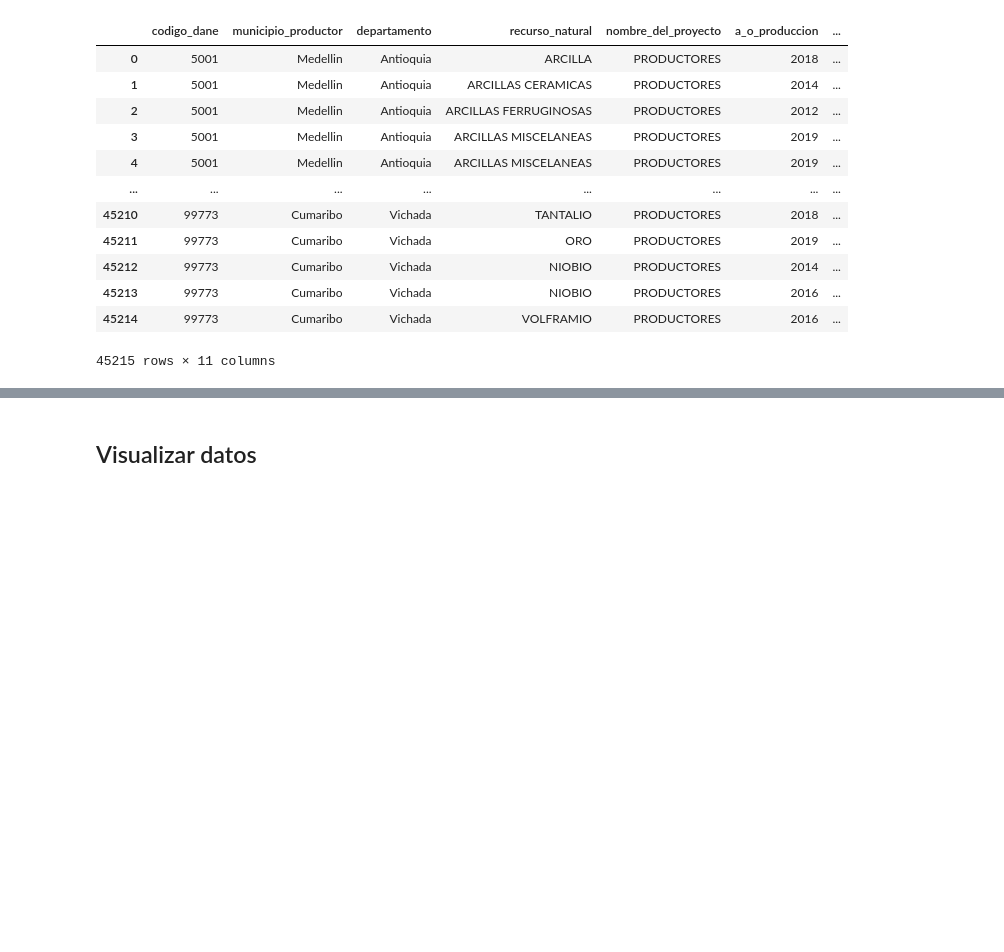
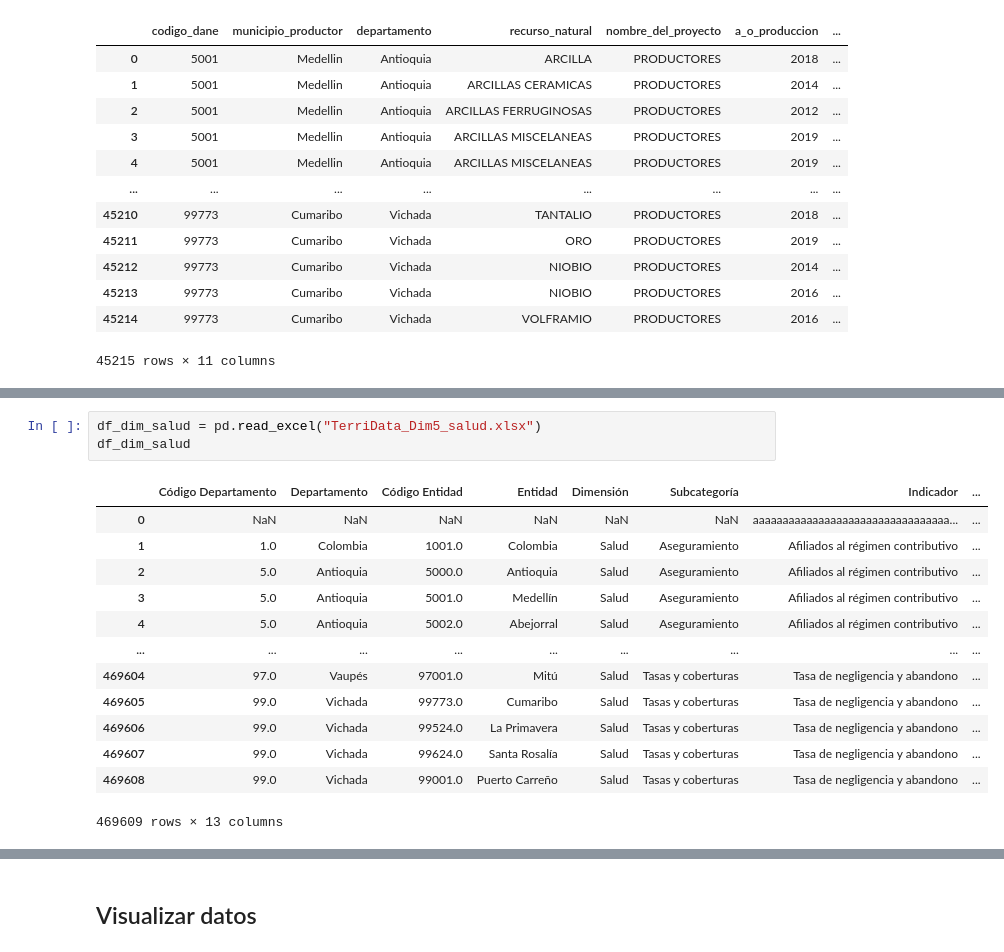
Before and after one commit to BI-G15/Proyecto2, a Jupyter notebook: Proyecto2.ipynb, the cells around one changed output, grey strips where cells are left out. Cells and saved outputs as stored; diff of their text form; blank space fills up the shorter version.

```diff
--- a/Proyecto2.ipynb
+++ b/Proyecto2.ipynb
@@ -79,0 +237,17 @@ df_vys
+# %%
+df_dim_salud = pd.read_excel("TerriData_Dim5_salud.xlsx")
+df_dim_salud
+# %% [output]
+|  | Código Departamento | Departamento | Código Entidad | Entidad | Dimensión | Subcategoría | Indicador | ... |
+| 0 | NaN | NaN | NaN | NaN | NaN | NaN | aaaaaaaaaaaaaaaaaaaaaaaaaaaaaaaaa... | ... |
+| 1 | 1.0 | Colombia | 1001.0 | Colombia | Salud | Aseguramiento | Afiliados al régimen contributivo | ... |
+| 2 | 5.0 | Antioquia | 5000.0 | Antioquia | Salud | Aseguramiento | Afiliados al régimen contributivo | ... |
+| 3 | 5.0 | Antioquia | 5001.0 | Medellín | Salud | Aseguramiento | Afiliados al régimen contributivo | ... |
+| 4 | 5.0 | Antioquia | 5002.0 | Abejorral | Salud | Aseguramiento | Afiliados al régimen contributivo | ... |
+| ... | ... | ... | ... | ... | ... | ... | ... | ... |
+| 469604 | 97.0 | Vaupés | 97001.0 | Mitú | Salud | Tasas y coberturas | Tasa de negligencia y abandono | ... |
+| 469605 | 99.0 | Vichada | 99773.0 | Cumaribo | Salud | Tasas y coberturas | Tasa de negligencia y abandono | ... |
+| 469606 | 99.0 | Vichada | 99524.0 | La Primavera | Salud | Tasas y coberturas | Tasa de negligencia y abandono | ... |
+| 469607 | 99.0 | Vichada | 99624.0 | Santa Rosalía | Salud | Tasas y coberturas | Tasa de negligencia y abandono | ... |
+| 469608 | 99.0 | Vichada | 99001.0 | Puerto Carreño | Salud | Tasas y coberturas | Tasa de negligencia y abandono | ... |
+469609 rows × 13 columns
```
Also changed, not shown: parts of 26 cells of this notebook.
